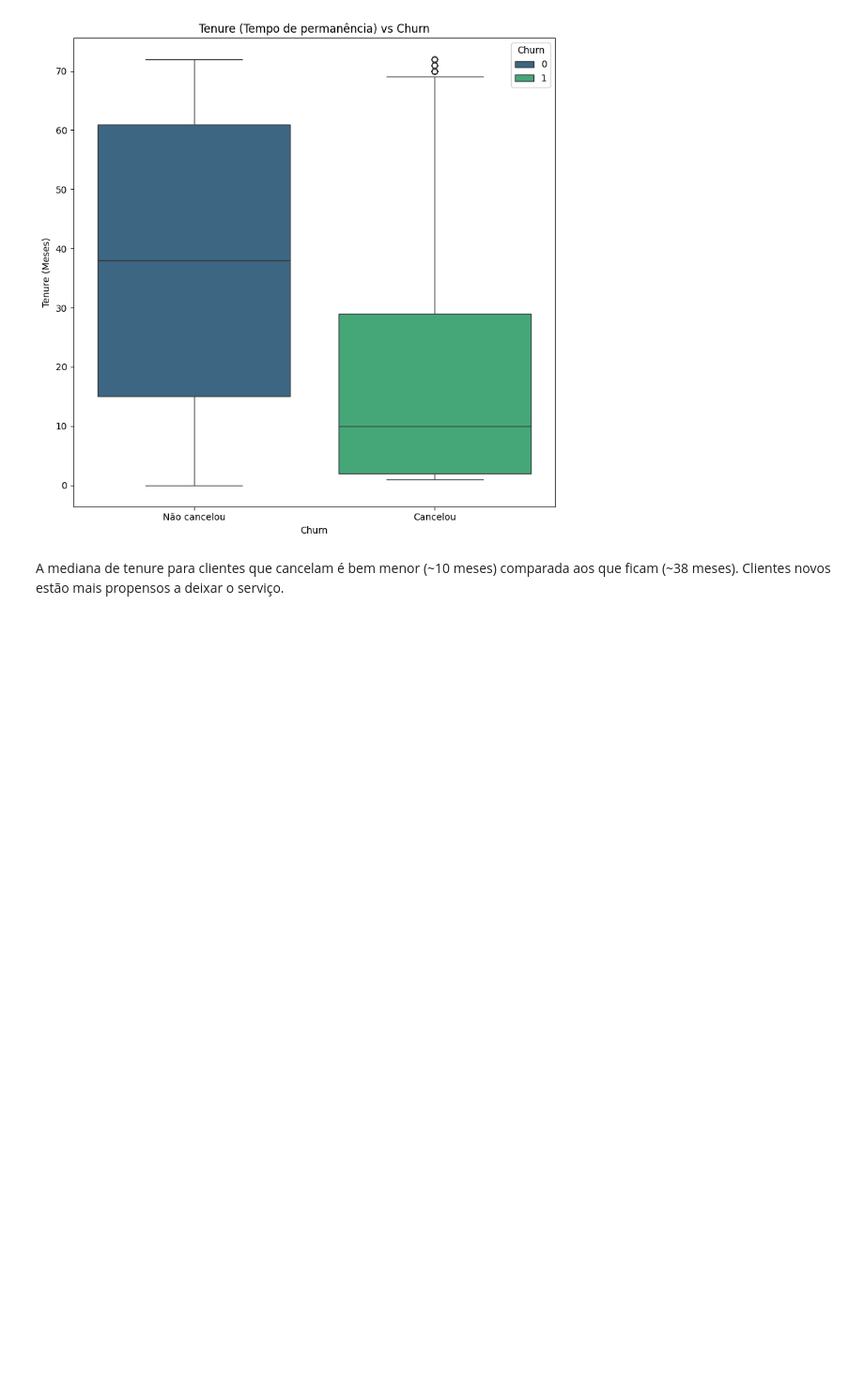
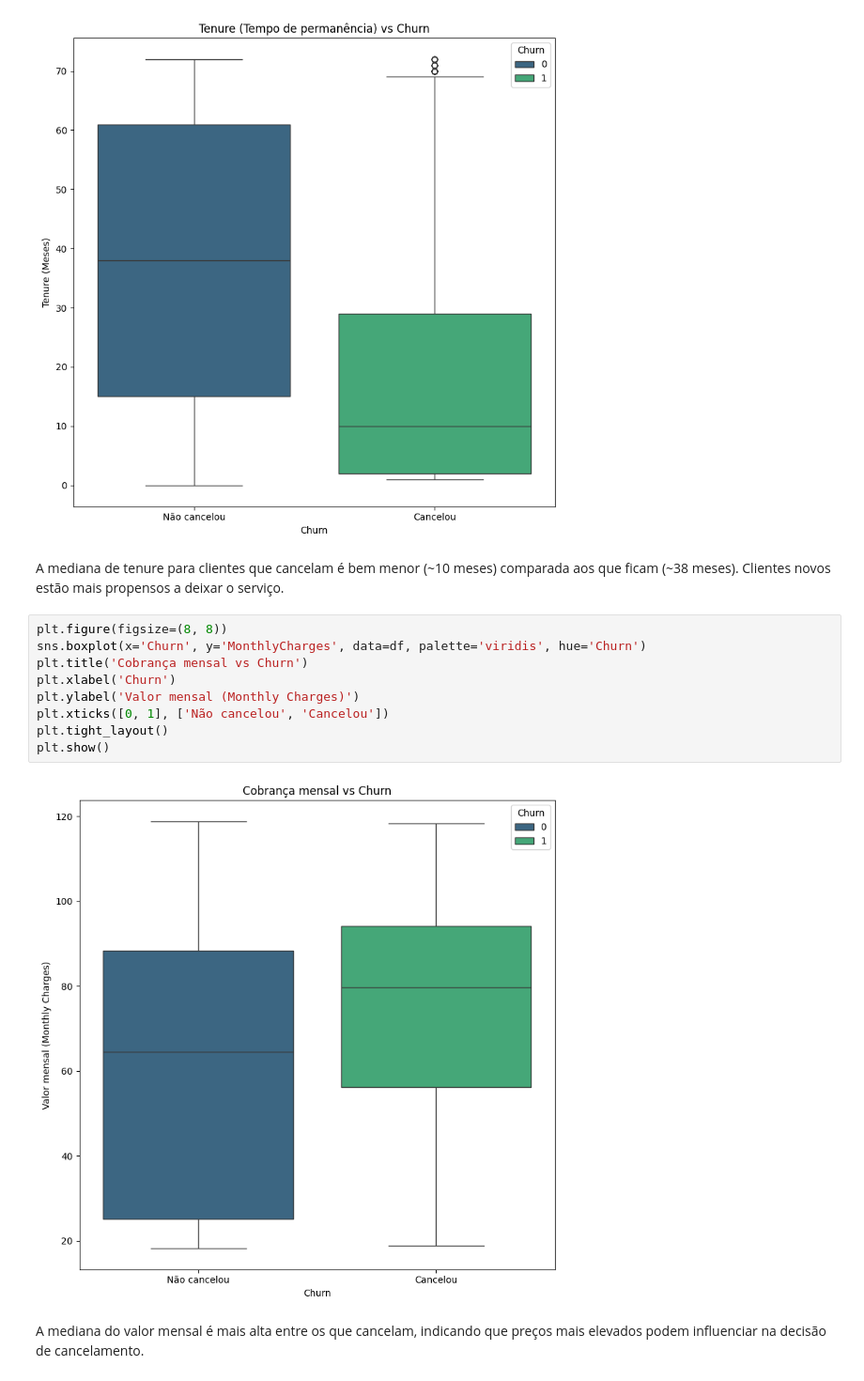
Before and after one commit to julianakcm1/churn-prediction, a Jupyter notebook: notebooks/churn_analysis.ipynb, the cells around one changed output. Shown at 94% size. Saved outputs shown, nothing was run; the diff lists cells and outputs as text; blank space fills up the shorter version.

Commit message:
feat: add monthly charges boxplot by churn

```diff
--- a/notebooks/churn_analysis.ipynb
+++ b/notebooks/churn_analysis.ipynb
@@ -145,3 +145,16 @@ plt.show()
 # %% [markdown]
 A mediana de tenure para clientes que cancelam é bem menor (~10 meses) comparada aos que ficam (~38 meses).
 Clientes novos estão mais propensos a deixar o serviço.
+# %%
+plt.figure(figsize=(8, 8))
+sns.boxplot(x='Churn', y='MonthlyCharges', data=df, palette='viridis', hue='Churn')
+plt.title('Cobrança mensal vs Churn')
+plt.xlabel('Churn')
+plt.ylabel('Valor mensal (Monthly Charges)')
+plt.xticks([0, 1], ['Não cancelou', 'Cancelou'])
+plt.tight_layout()
+plt.show()
+# %% [output]
+[figure, added]
+# %% [markdown]
+A mediana do valor mensal é mais alta entre os que cancelam, indicando que preços mais elevados podem influenciar na decisão de cancelamento.
```
